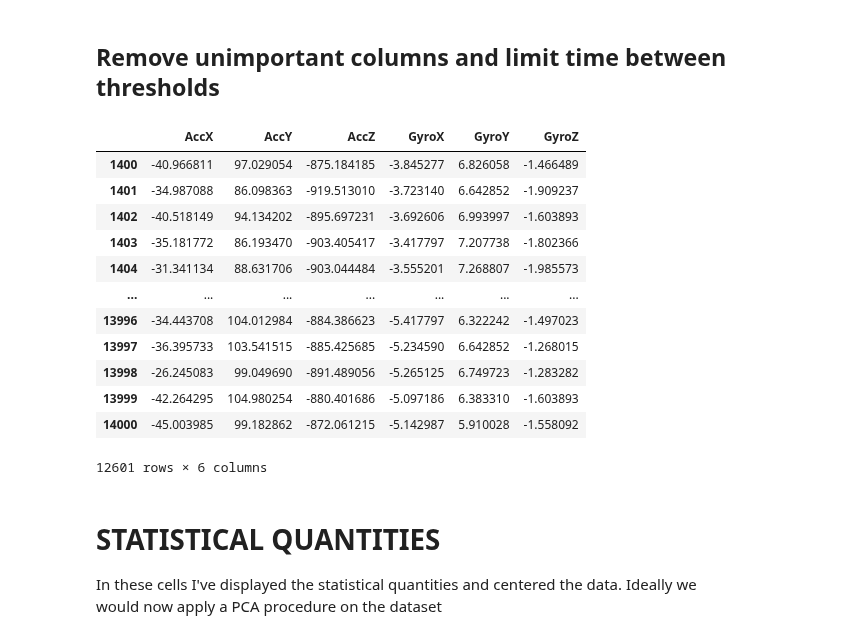
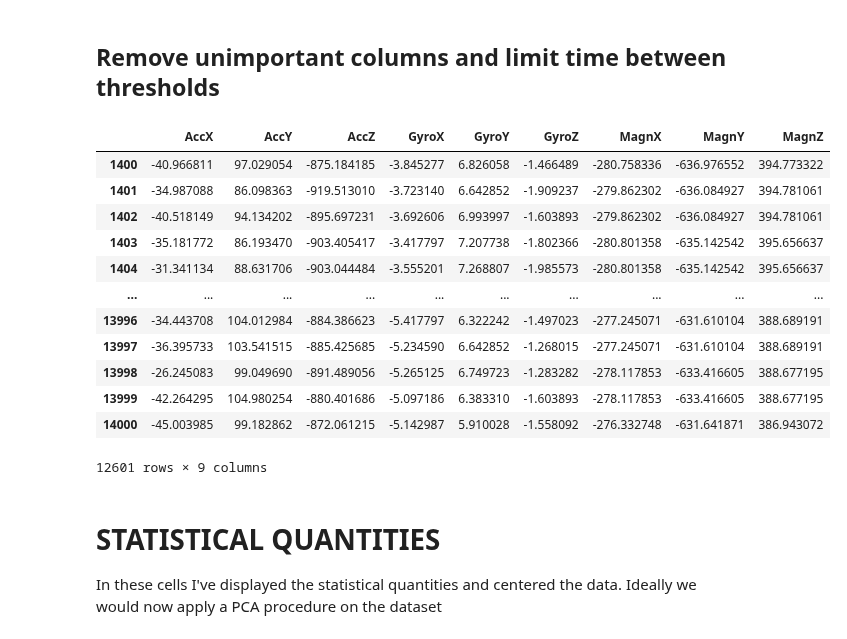
Before and after one commit to AleCapoPhys/HeartRateEstimation, a Jupyter notebook: Project_Clean_data.ipynb, the cells around one changed output. Cells and saved outputs as stored; diff of their text form; code cells hidden in the pictures.

```diff
--- a/Project_Clean_data.ipynb
+++ b/Project_Clean_data.ipynb
@@ -116,3 +117,10 @@ from IPython.display import display
 ## Read the data and correct it with respect to the calibration
 
 In these cells I read the data w.r.t. the calibration and i've added a time column (by taking steps of 1/samplingfrequency)
+# %%
+# Load the datafile
+datafile = pd.read_csv('center_sternum.txt',sep='\t')
+
+# Look what our data is like in order to select useful columns
+print("The variables in our datafile are:", datafile.columns)
+print("The size of our datafile is", datafile.shape)
@@ -119,24 +132,24 @@ In these cells I read the data w.r.t. the calibration and i've added a time colu
 # %%
-df = pd.read_csv('center_sternum.txt',sep='\t')
+# Drop not needed columns
+df = datafile.drop(['qw', 'qi', 'qj', 'qk'], axis = 1)
 
-#This data isn't correct, needs to be calibrated
+# This data isn't correct, needs to be calibrated
 
 gyro_offset = np.array([-2.242224,2.963463,-0.718397])
 acc_calibration = np.array([[1.000966,-0.002326418,-0.0006995499],
                     [-0.002326379,0.9787045,-0.001540918],
                     [-0.0006995811,-0.001540928,1.00403]])
 acc_offset = np.array([-3.929942,-13.74679,60.67546])
-magn_calibration=np.array([[0.9192851,-0.02325168,0.003480837],
+magn_calibration = np.array([[0.9192851,-0.02325168,0.003480837],
                    [-0.02325175,0.914876,0.004257396],
                    [0.003481006,0.004257583,0.8748001]])
-magn_offset=np.array([-95.67974,-244.9142,17.71132])
+magn_offset = np.array([-95.67974,-244.9142,17.71132])
 
 df[['GyroX','GyroY','GyroZ']] = df[['GyroX','GyroY','GyroZ']] + gyro_offset.T
 df[['AccX','AccY','AccZ']] = np.dot(df[['AccX','AccY','AccZ']],acc_calibration.T) + acc_offset.T
 df[['MagnX','MagnY','MagnZ']] = np.dot(df[['MagnX','MagnY','MagnZ']],magn_calibration.T) + magn_offset.T
 
 #Add time column by taking time steps of 1/logFreq
-
 df['Time'] = np.arange(0, len(df['Log Freq']))/df['Log Freq'][0]
 display(df)
 # %% [output]
@@ -204,23 +215,26 @@ plt.show()
 # %% [markdown]
 ## Remove unimportant columns and limit time between thresholds
 # %%
-df_time_frame = df.loc[(df['Time'] >= 7) & (df['Time'] <= 70)] #limit analysis in specified time frame
-df_time_frame= df_time_frame.drop(['Log Mode', 'Log Freq', 'Timestamp','qw', 'qi', 'qj', 'qk', 'Time', 'MagnX', 'MagnY', 'MagnZ'], axis=1) #drop uninmportant columns
+# Cut the misleading rows
+df_timecut = df.loc[(df['Time'] >= 7) & (df['Time'] <= 70)] #limit analysis in specified time frame
+
+# Select the columns we need for the PCA
+df_time_frame = df_timecut.drop(['Log Mode', 'Log Freq', 'Timestamp', 'Time'], axis=1) #drop uninmportant columns
 display(df_time_frame)
 # %% [output]
-|  | AccX | AccY | AccZ | GyroX | GyroY | GyroZ |
-| 1400 | -40.966811 | 97.029054 | -875.184185 | -3.845277 | 6.826058 | -1.466489 |
-| 1401 | -34.987088 | 86.098363 | -919.513010 | -3.723140 | 6.642852 | -1.909237 |
-| 1402 | -40.518149 | 94.134202 | -895.697231 | -3.692606 | 6.993997 | -1.603893 |
-| 1403 | -35.181772 | 86.193470 | -903.405417 | -3.417797 | 7.207738 | -1.802366 |
-| 1404 | -31.341134 | 88.631706 | -903.044484 | -3.555201 | 7.268807 | -1.985573 |
-| ... | ... | ... | ... | ... | ... | ... |
-| 13996 | -34.443708 | 104.012984 | -884.386623 | -5.417797 | 6.322242 | -1.497023 |
-| 13997 | -36.395733 | 103.541515 | -885.425685 | -5.234590 | 6.642852 | -1.268015 |
-| 13998 | -26.245083 | 99.049690 | -891.489056 | -5.265125 | 6.749723 | -1.283282 |
-| 13999 | -42.264295 | 104.980254 | -880.401686 | -5.097186 | 6.383310 | -1.603893 |
-| 14000 | -45.003985 | 99.182862 | -872.061215 | -5.142987 | 5.910028 | -1.558092 |
+|  | AccX | AccY | AccZ | GyroX | GyroY | GyroZ | MagnX | MagnY | MagnZ |
+| 1400 | -40.966811 | 97.029054 | -875.184185 | -3.845277 | 6.826058 | -1.466489 | -280.758336 | -636.976552 | 394.773322 |
+| 1401 | -34.987088 | 86.098363 | -919.513010 | -3.723140 | 6.642852 | -1.909237 | -279.862302 | -636.084927 | 394.781061 |
+| 1402 | -40.518149 | 94.134202 | -895.697231 | -3.692606 | 6.993997 | -1.603893 | -279.862302 | -636.084927 | 394.781061 |
+| 1403 | -35.181772 | 86.193470 | -903.405417 | -3.417797 | 7.207738 | -1.802366 | -280.801358 | -635.142542 | 395.656637 |
+| 1404 | -31.341134 | 88.631706 | -903.044484 | -3.555201 | 7.268807 | -1.985573 | -280.801358 | -635.142542 | 395.656637 |
+| ... | ... | ... | ... | ... | ... | ... | ... | ... | ... |
+| 13996 | -34.443708 | 104.012984 | -884.386623 | -5.417797 | 6.322242 | -1.497023 | -277.245071 | -631.610104 | 388.689191 |
+| 13997 | -36.395733 | 103.541515 | -885.425685 | -5.234590 | 6.642852 | -1.268015 | -277.245071 | -631.610104 | 388.689191 |
+| 13998 | -26.245083 | 99.049690 | -891.489056 | -5.265125 | 6.749723 | -1.283282 | -278.117853 | -633.416605 | 388.677195 |
+| 13999 | -42.264295 | 104.980254 | -880.401686 | -5.097186 | 6.383310 | -1.603893 | -278.117853 | -633.416605 | 388.677195 |
+| 14000 | -45.003985 | 99.182862 | -872.061215 | -5.142987 | 5.910028 | -1.558092 | -276.332748 | -631.641871 | 386.943072 |
-12601 rows × 6 columns
+12601 rows × 9 columns
 # %%
 #empty cell, do not delete, just edit
 # %%
```
Also changed, not shown: parts of 37 cells of this notebook.
